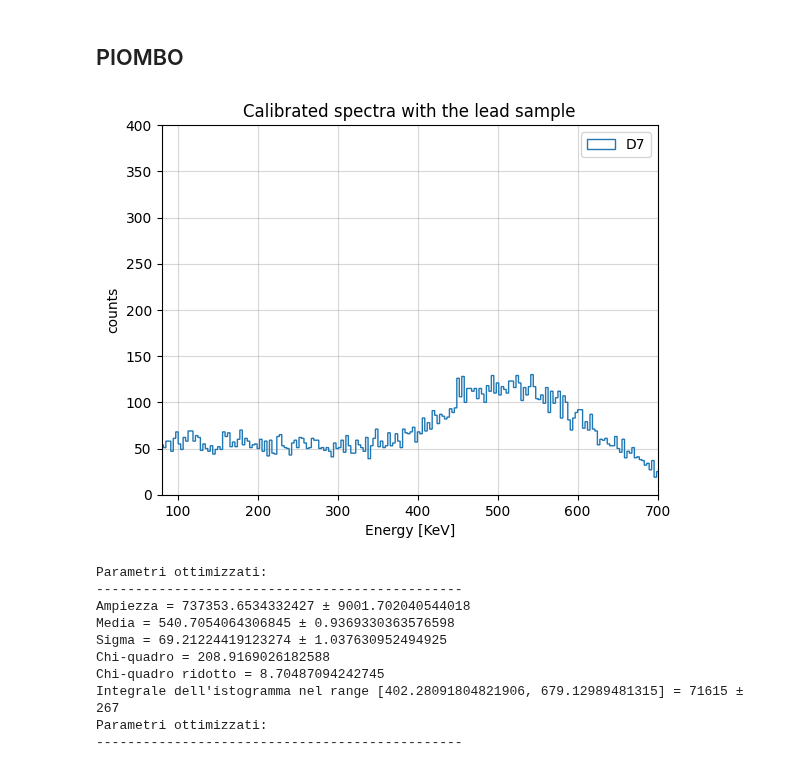
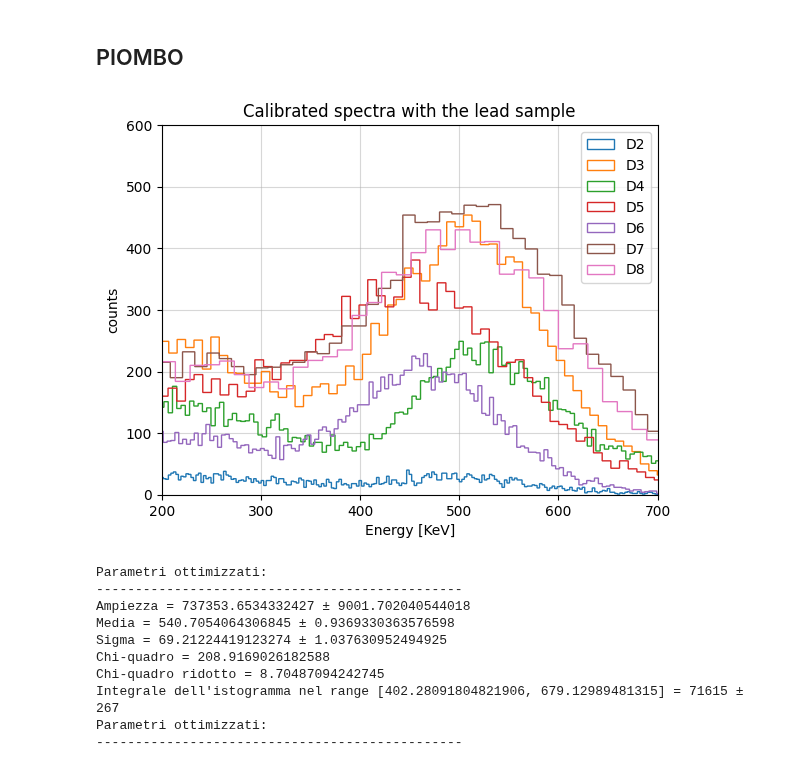
Before and after one commit to b3n3d3tt4/imaging, a Jupyter notebook: analisi.ipynb, the cells around one changed output. Saved outputs shown, nothing was run; the diff lists cells and outputs as text; code cells hidden in the pictures.

```diff
--- a/analisi.ipynb
+++ b/analisi.ipynb
@@ -125,35 +125,35 @@ y_calib = np.array([511, 1275]) #KeV
 #__________________________________________________________________________________________________________
 xD1 = np.array([d1norm1[0][1], d1norm2[0][1]])
 sxD1 = np.array([d1norm1[1][1], d1norm2[1][1],])
-calibrazioneD1 = bbb.linear_regression(xD1, y_calib, sx=sxD1, sy = None, xlabel='ADC channels', ylabel='Energy [KeV]', titolo='Calibration fit D1')
+calibrazioneD1 = bbb.linear_regression(xD1, y_calib, sx=sxD1, sy = None)
 print('__________________________________________________________________________________________________________')
 xD2 = np.array([d2norm1[0][1], d2norm2[0][1]])
 sxD2 = np.array([d2norm1[1][1], d2norm2[1][1],])
-calibrazioneD2 = bbb.linear_regression(xD2, y_calib, sx=sxD2, sy = None, xlabel='ADC channels', ylabel='Energy [KeV]', titolo='Calibration fit D2')
+calibrazioneD2 = bbb.linear_regression(xD2, y_calib, sx=sxD2, sy = None)
 print('__________________________________________________________________________________________________________')
 xD3 = np.array([d3norm1[0][1], d3norm2[0][1]])
 sxD3 = np.array([d3norm1[1][1], d3norm2[1][1],])
-calibrazioneD3 = bbb.linear_regression(xD3, y_calib, sx=sxD3, sy = None, xlabel='ADC channels', ylabel='Energy [KeV]', titolo='Calibration fit D3')
+calibrazioneD3 = bbb.linear_regression(xD3, y_calib, sx=sxD3, sy = None)
 print('__________________________________________________________________________________________________________')
 xD4 = np.array([d4norm1[0][1], d4norm2[0][1]])
 sxD4 = np.array([d4norm1[1][1], d4norm2[1][1],])
-calibrazioneD4 = bbb.linear_regression(xD4, y_calib, sx=sxD4, sy = None, xlabel='ADC channels', ylabel='Energy [KeV]', titolo='Calibration fit D4')
+calibrazioneD4 = bbb.linear_regression(xD4, y_calib, sx=sxD4, sy = None)
 print('__________________________________________________________________________________________________________')
 xD5 = np.array([d5norm1[0][1], d5norm2[0][1]])
 sxD5 = np.array([d5norm1[1][1], d5norm2[1][1],])
-calibrazioneD5 = bbb.linear_regression(xD5, y_calib, sx=sxD5, sy = None, xlabel='ADC channels', ylabel='Energy [KeV]', titolo='Calibration fit D5')
+calibrazioneD5 = bbb.linear_regression(xD5, y_calib, sx=sxD5, sy = None)
 print('__________________________________________________________________________________________________________')
 xD6 = np.array([d6norm1[0][1], d6norm2[0][1]])
 sxD6 = np.array([d6norm1[1][1], d6norm2[1][1],])
-calibrazioneD6 = bbb.linear_regression(xD6, y_calib, sx=sxD6, sy = None, xlabel='ADC channels', ylabel='Energy [KeV]', titolo='Calibration fit D6')
+calibrazioneD6 = bbb.linear_regression(xD6, y_calib, sx=sxD6, sy = None)
 print('__________________________________________________________________________________________________________')
 xD7 = np.array([d7norm1[0][1], d7norm2[0][1]])
 sxD7 = np.array([d7norm1[1][1], d7norm2[1][1],])
-calibrazioneD7 = bbb.linear_regression(xD7, y_calib, sx=sxD7, sy = None, xlabel='ADC channels', ylabel='Energy [KeV]', titolo='Calibration fit D7', plot=True)
+calibrazioneD7 = bbb.linear_regression(xD7, y_calib, sx=sxD7, sy = None)
 print('__________________________________________________________________________________________________________')
 xD8 = np.array([d8norm1[0][1], d8norm2[0][1]])
 sxD8 = np.array([d8norm1[1][1], d8norm2[1][1],])
-calibrazioneD8 = bbb.linear_regression(xD8, y_calib, sx=sxD8, sy = None, xlabel='ADC channels', ylabel='Energy [KeV]', titolo='Calibration fit D8')
+calibrazioneD8 = bbb.linear_regression(xD8, y_calib, sx=sxD8, sy = None)
 # %% [output]
 Parametri ottimizzati:
 -----------------------------------------------
@@ -349,23 +374,23 @@ pb_d8_calib = pb_d8 * calibrazioneD8[0] + calibrazioneD8[1]
 pb_d8_def = pb_d8_calib[pb_d8_calib != 0]
 # %%
 # plt.hist(pb_d1_def, bins=int(pb_d1.max()), histtype='step', label='D1')
-# plt.hist(pb_d2_def, bins=int(pb_d2.max()), histtype='step', label='D2')
-# plt.hist(pb_d3_def, bins=int(pb_d3.max()), histtype='step', label='D3')
-# plt.hist(pb_d4_def, bins=int(pb_d4.max()), histtype='step', label='D4')
-# plt.hist(pb_d5_def, bins=int(pb_d5.max()), histtype='step', label='D5')
-# plt.hist(pb_d6_def, bins=int(pb_d6.max()), histtype='step', label='D6')
-plt.hist(pb_d7_def, bins=int(pb_d7.max()), histtype='step', label='D7')
-# plt.hist(pb_d8_def, bins=int(pb_d8.max()), histtype='step', label='D8')
+plt.hist(pb_d2_def, bins=int(pb_d2.max()/4), histtype='step', label='D2')
+plt.hist(pb_d3_def, bins=int(pb_d3.max()/4), histtype='step', label='D3')
+plt.hist(pb_d4_def, bins=int(pb_d4.max()/4), histtype='step', label='D4')
+plt.hist(pb_d5_def, bins=int(pb_d5.max()/4), histtype='step', label='D5')
+plt.hist(pb_d6_def, bins=int(pb_d6.max()/4), histtype='step', label='D6')
+plt.hist(pb_d7_def, bins=int(pb_d7.max()/4), histtype='step', label='D7')
+plt.hist(pb_d8_def, bins=int(pb_d8.max()/4), histtype='step', label='D8')
 plt.title(r'Calibrated spectra with the lead sample')
 plt.xlabel('Energy [KeV]')
 plt.ylabel('counts')
-plt.ylim(0, 400)
-plt.xlim(80, 700)
+plt.ylim(0, 600)
+plt.xlim(200, 700)
 plt.grid(alpha=0.5)
 plt.legend()
 plt.show()
 # %% [output]
-[figure, old version]
+[figure, new version]
 # %%
 fit_pb_d1 = bbb.normal(pb_d1_def, xmin=400, xmax=670, x1=0, x2=1000, b=int(pb_d1_def.max()/10), n=k)
 fit_pb_d2 = bbb.normal(pb_d2_def, xmin=380, xmax=600, x1=0, x2=1000, b=int(pb_d2_def.max()/10), n=k)
```
Also changed, not shown: parts of 19 cells of this notebook, 2 other files.
